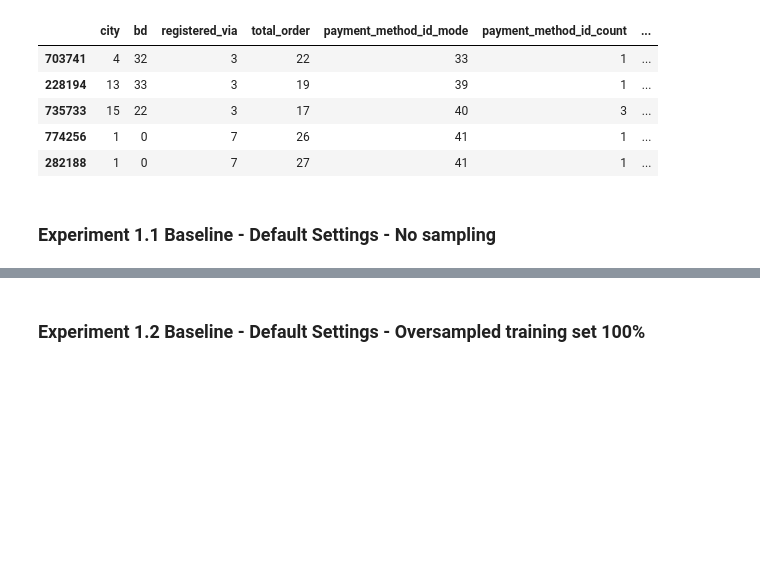
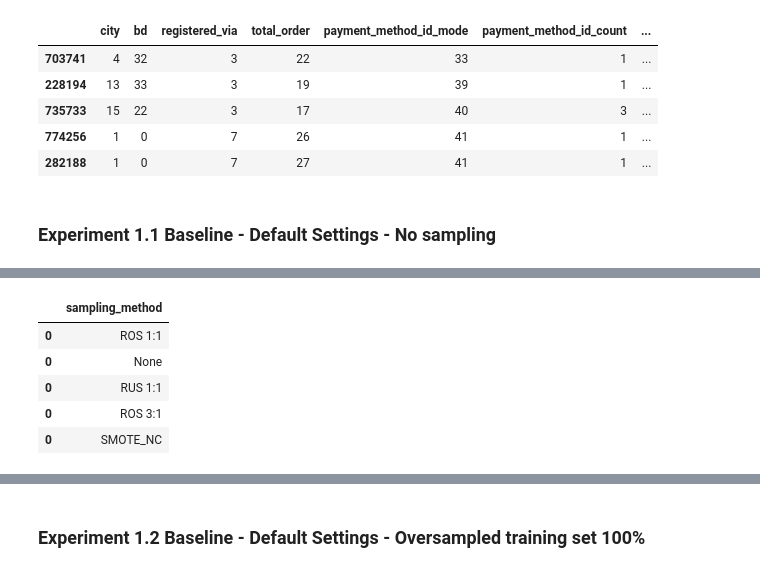
Before and after one commit to d18124313/dissertation, a Jupyter notebook: Approach 4.1 - WSDM Churn Basic - Autosklearn.ipynb, the cells around one changed output, grey strips where cells are left out. Saved outputs shown, nothing was run; the diff lists cells and outputs as text; code cells hidden in the pictures; blank space fills up the shorter version.

```diff
--- a/Approach 4.1 - WSDM Churn Basic - Autosklearn.ipynb
+++ b/Approach 4.1 - WSDM Churn Basic - Autosklearn.ipynb
@@ -150,0 +133,9 @@ No params set, using Standard training
+# %%
+all_metrics[['sampling_method']].drop_duplicates()
+# %% [output]
+|  | sampling_method |
+| 0 | ROS 1:1 |
+| 0 | None |
+| 0 | RUS 1:1 |
+| 0 | ROS 3:1 |
+| 0 | SMOTE_NC |
```
Also changed, not shown: parts of 17 cells of this notebook.
